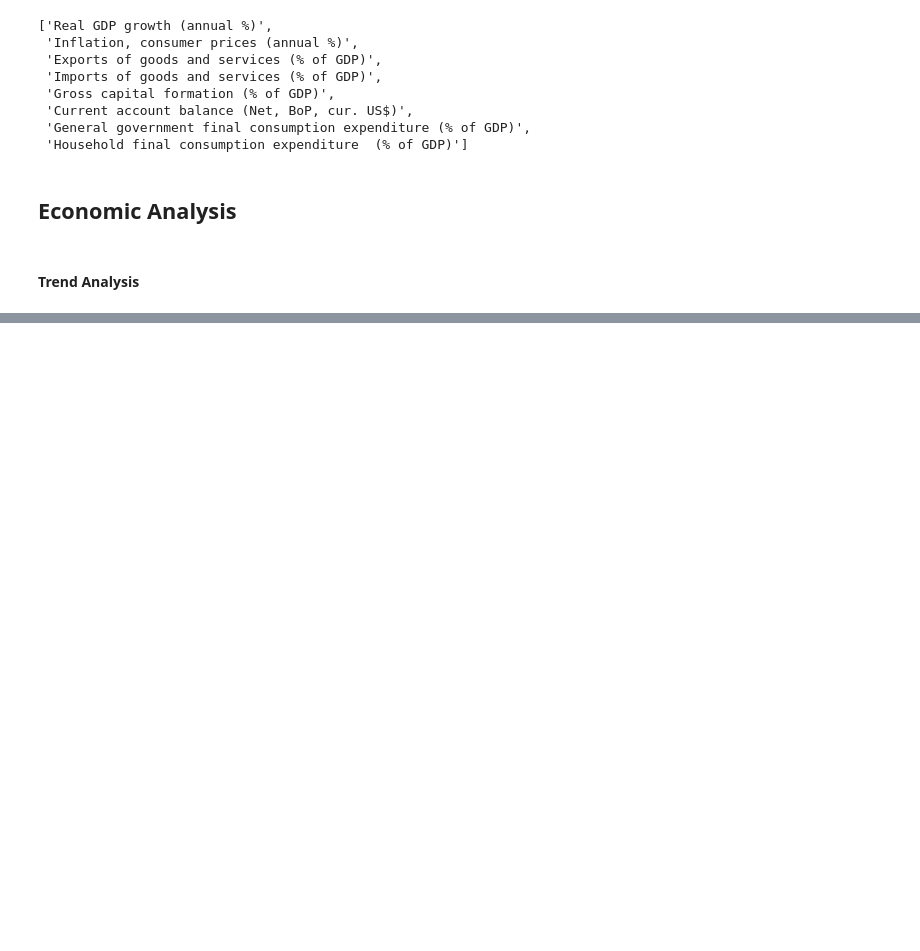
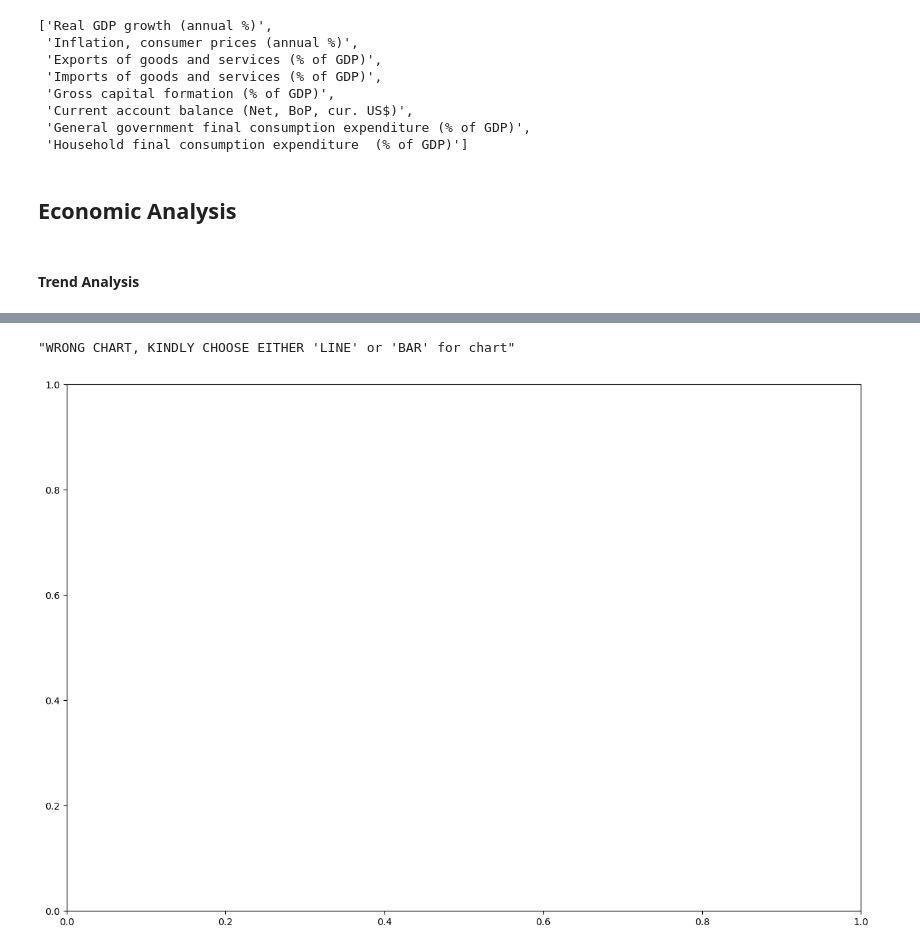
Before and after one commit to andazi/EDA-African-Economic-Performance, a Jupyter notebook: AFRICAN ECONOMY EDA.ipynb, the cells around one changed output, grey strips where cells are left out. Drawn from its saved outputs; the diff is of its cells as text; code cells hidden in the pictures; blank space fills up the shorter version.

```diff
--- a/AFRICAN ECONOMY EDA.ipynb
+++ b/AFRICAN ECONOMY EDA.ipynb
@@ -594,0 +431,5 @@ axs.plot(x_range, regression_line(x_range), color='red', linestyle='--', label='
+# %%
+trend_analysis(gdp_growth,'NGA', 'ZWE')
+# %% [output]
+"WRONG CHART, KINDLY CHOOSE EITHER 'LINE' or 'BAR' for chart"
+[figure, added]
```
Also changed, not shown: parts of 45 cells of this notebook, 4 other files.
